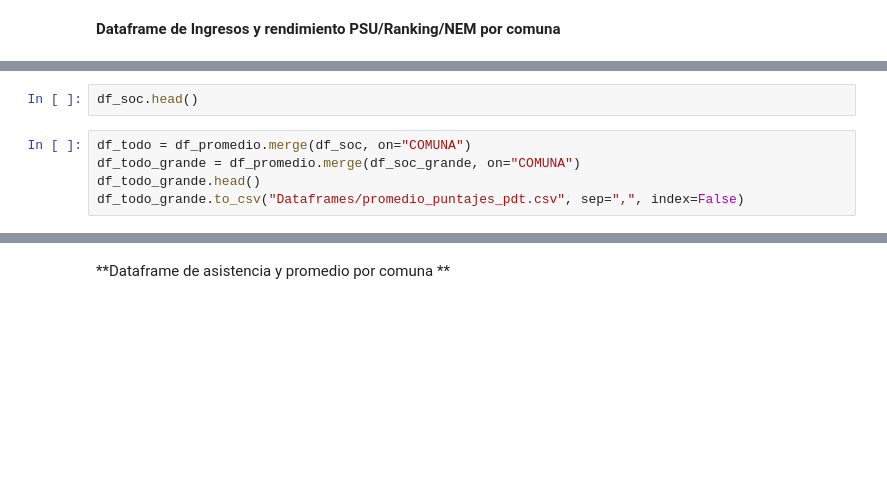
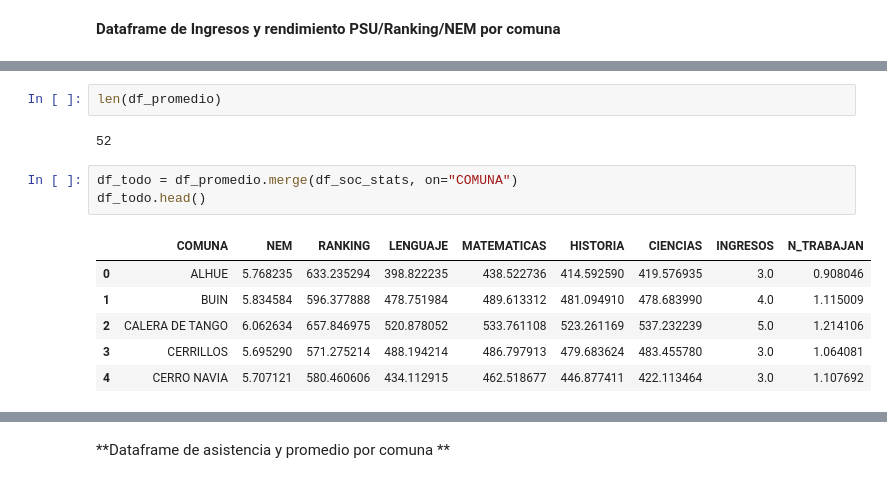
Before and after one commit to cristobalstrange/ProyectoCienciaDatos, a Jupyter notebook: Proyecto-CsDatos-IMT2200.ipynb, the cells around one changed output, grey strips where cells are left out. Cells and saved outputs as stored; diff of their text form; blank space fills up the shorter version.

```diff
--- a/Proyecto-CsDatos-IMT2200.ipynb
+++ b/Proyecto-CsDatos-IMT2200.ipynb
@@ -153,10 +170,17 @@ df_promedio = df_promedio.rename(columns={"NOMBRE_COMUNA_EGRESO":"COMUNA", "PTJE
 # %%
-df_soc.head()
+len(df_promedio)
+# %% [output]
+52
 # %%
-df_todo = df_promedio.merge(df_soc, on="COMUNA")
-df_todo_grande = df_promedio.merge(df_soc_grande, on="COMUNA")
-df_todo_grande.head()
-df_todo_grande.to_csv("Dataframes/promedio_puntajes_pdt.csv", sep=",", index=False)
+df_todo = df_promedio.merge(df_soc_stats, on="COMUNA")
+df_todo.head()
+# %% [output]
+|  | COMUNA | NEM | RANKING | LENGUAJE | MATEMATICAS | HISTORIA | CIENCIAS | INGRESOS | N_TRABAJAN |
+| 0 | ALHUE | 5.768235 | 633.235294 | 398.822235 | 438.522736 | 414.592590 | 419.576935 | 3.0 | 0.908046 |
+| 1 | BUIN | 5.834584 | 596.377888 | 478.751984 | 489.613312 | 481.094910 | 478.683990 | 4.0 | 1.115009 |
+| 2 | CALERA DE TANGO | 6.062634 | 657.846975 | 520.878052 | 533.761108 | 523.261169 | 537.232239 | 5.0 | 1.214106 |
+| 3 | CERRILLOS | 5.695290 | 571.275214 | 488.194214 | 486.797913 | 479.683624 | 483.455780 | 3.0 | 1.064081 |
+| 4 | CERRO NAVIA | 5.707121 | 580.460606 | 434.112915 | 462.518677 | 446.877411 | 422.113464 | 3.0 | 1.107692 |
 # %%
 f, ax = plt.subplots(1,6, figsize=(20,10), sharey=True)
 sns.set(font_scale=1)
```
Also changed, not shown: parts of 25 cells of this notebook, 1 other file.
